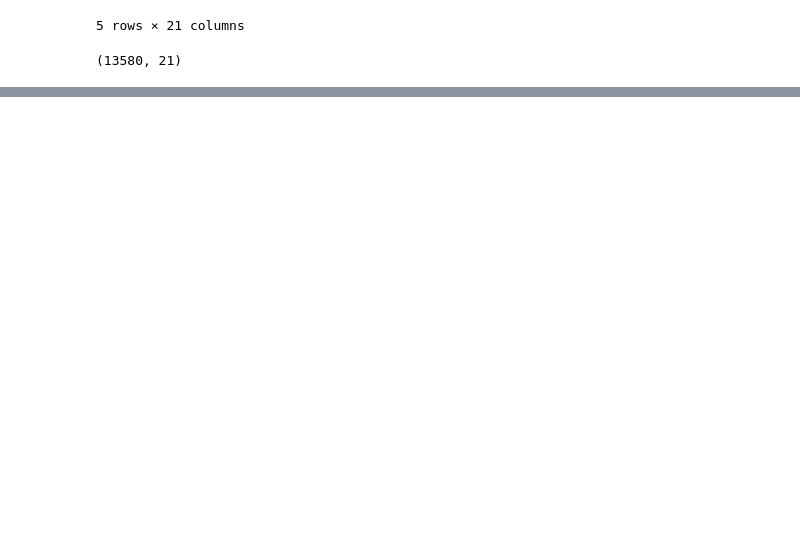
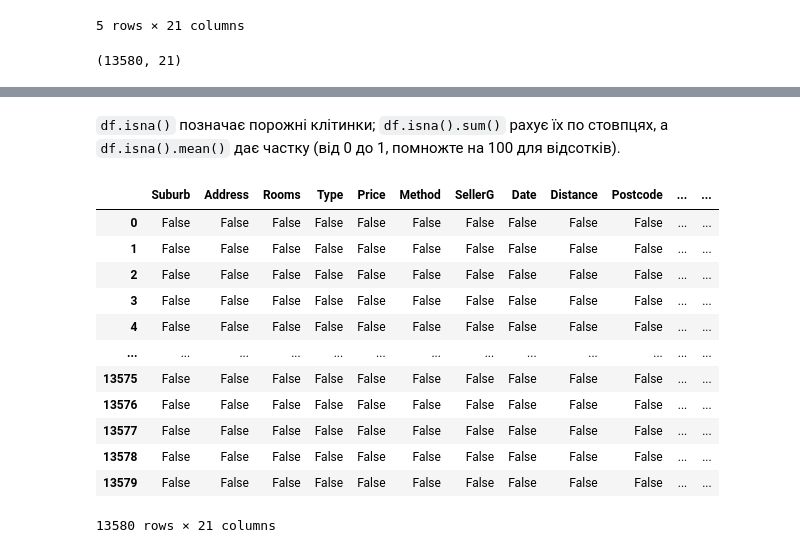
Before and after one commit to NatalieAleksandrova2026/Melbourne-housing-DTA, a Jupyter notebook: notebooks/melbourne_housing.ipynb, the cells around one changed output, grey strips where cells are left out. Saved outputs shown, nothing was run; the diff lists cells and outputs as text; code cells hidden in the pictures; blank space fills up the shorter version.

```diff
--- a/notebooks/melbourne_housing.ipynb
+++ b/notebooks/melbourne_housing.ipynb
@@ -36,0 +84,2 @@ df.shape
+# %%
+df['Date'] = pd.to_datetime(df['Date'], dayfirst=True, errors='coerce')
@@ -36,0 +111,18 @@ df.shape
+# %% [markdown]
+`df.isna()` позначає порожні клітинки; `df.isna().sum()` рахує їх по стовпцях, а `df.isna().mean()` дає частку (від 0 до 1, помножте на 100 для відсотків).
+# %%
+df.isna()
+# %% [output]
+|  | Suburb | Address | Rooms | Type | Price | Method | SellerG | Date | Distance | Postcode | ... | ... |
+| 0 | False | False | False | False | False | False | False | False | False | False | ... | ... |
+| 1 | False | False | False | False | False | False | False | False | False | False | ... | ... |
+| 2 | False | False | False | False | False | False | False | False | False | False | ... | ... |
+| 3 | False | False | False | False | False | False | False | False | False | False | ... | ... |
+| 4 | False | False | False | False | False | False | False | False | False | False | ... | ... |
+| ... | ... | ... | ... | ... | ... | ... | ... | ... | ... | ... | ... | ... |
+| 13575 | False | False | False | False | False | False | False | False | False | False | ... | ... |
+| 13576 | False | False | False | False | False | False | False | False | False | False | ... | ... |
+| 13577 | False | False | False | False | False | False | False | False | False | False | ... | ... |
+| 13578 | False | False | False | False | False | False | False | False | False | False | ... | ... |
+| 13579 | False | False | False | False | False | False | False | False | False | False | ... | ... |
+13580 rows × 21 columns
```
Also changed, not shown: parts of 33 cells of this notebook.
